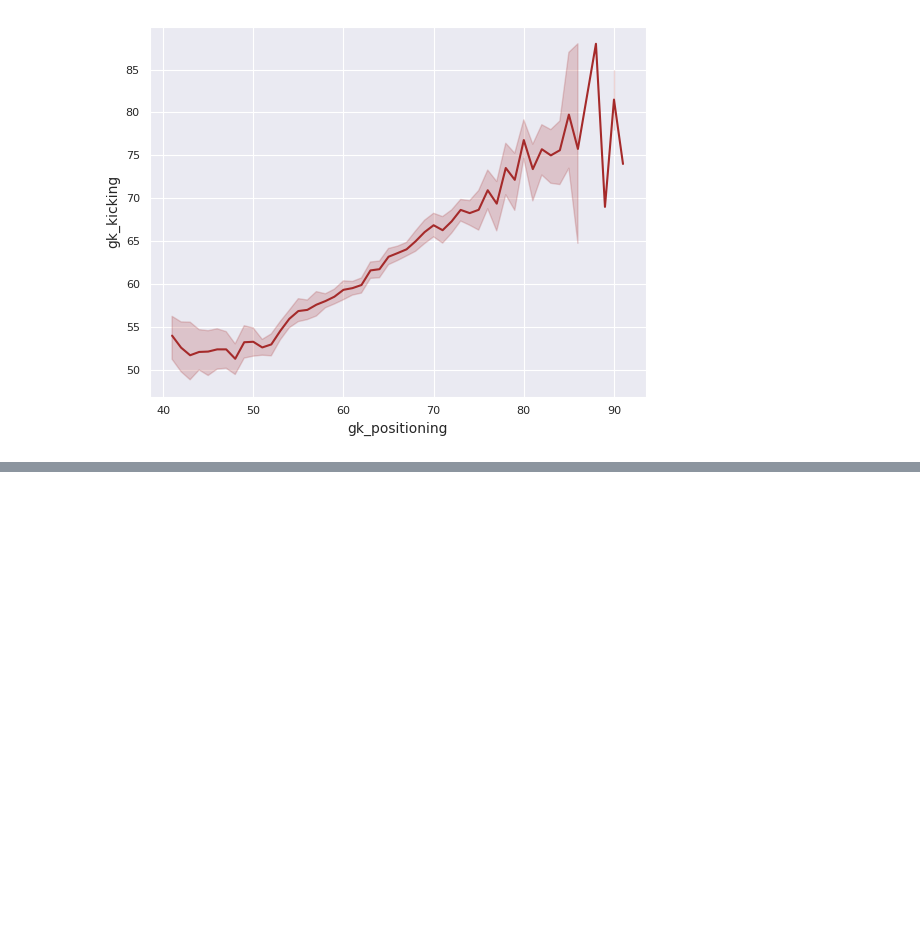
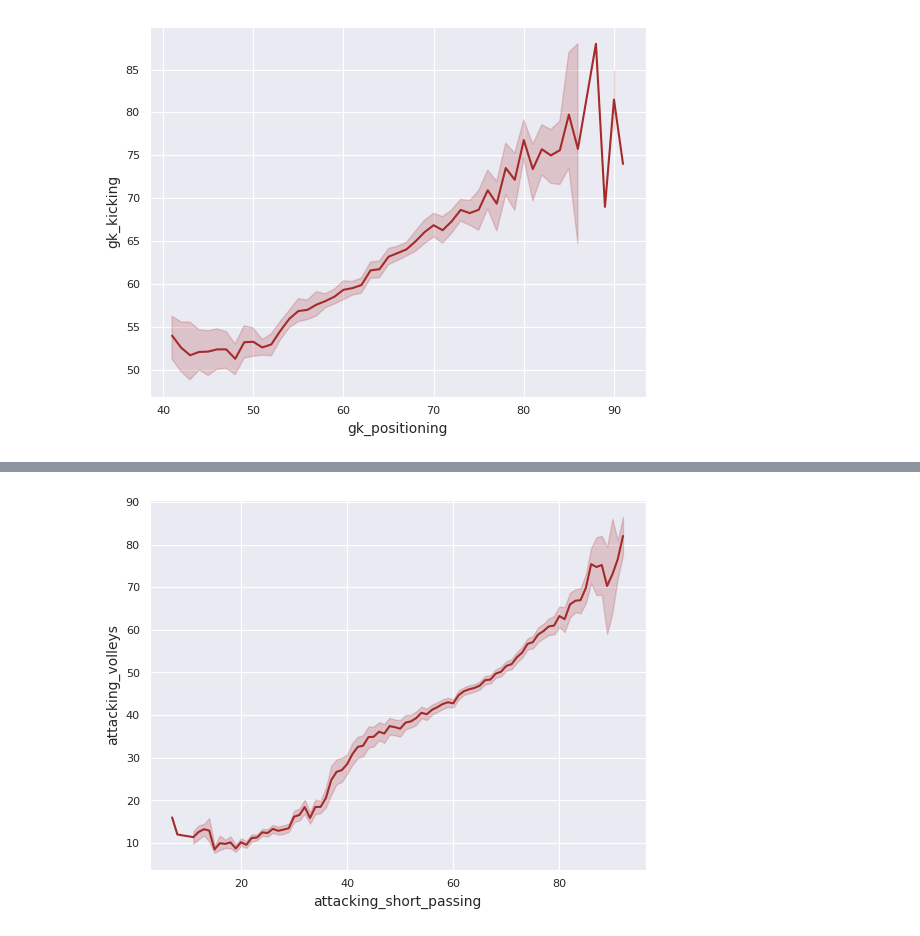
Before and after one commit to shakti57/batch18, a Jupyter notebook: Project_FIFA20.ipynb, the cells around one changed output, grey strips where cells are left out. Drawn from its saved outputs; the diff is of its cells as text; code cells hidden in the pictures; blank space fills up the shorter version.

```diff
--- a/Project_FIFA20.ipynb
+++ b/Project_FIFA20.ipynb
@@ -338,0 +344,5 @@ plt.show()
+# %%
+sns.lineplot(x='attacking_short_passing',y='attacking_volleys',data=data,color='brown')
+plt.show()
+# %% [output]
+[figure, added]
```
Also changed, not shown: parts of 10 cells of this notebook.
